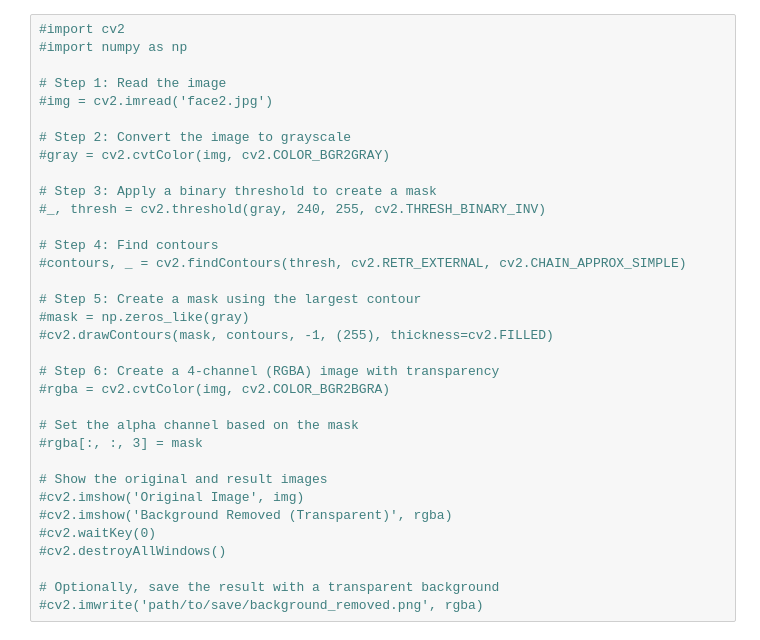
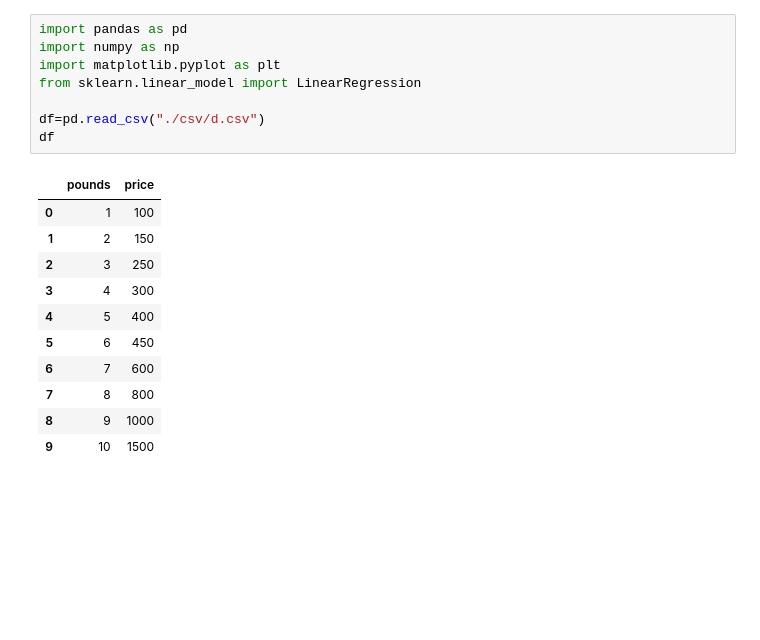
Before and after one commit to aimenbashir/aimenbashir, a Jupyter notebook: test.ipynb, the cells around one changed output. Drawn from its saved outputs; the diff is of its cells as text; blank space fills up the shorter version.

```diff
--- a/test.ipynb
+++ b/test.ipynb
@@ -55,34 +1,20 @@ cv2.destroyAllWindows()
-# %%
-#import cv2
-#import numpy as np
-
-# Step 1: Read the image
-#img = cv2.imread('face2.jpg')
-
-# Step 2: Convert the image to grayscale
-#gray = cv2.cvtColor(img, cv2.COLOR_BGR2GRAY)
-
-# Step 3: Apply a binary threshold to create a mask
-#_, thresh = cv2.threshold(gray, 240, 255, cv2.THRESH_BINARY_INV)
-
-# Step 4: Find contours
-#contours, _ = cv2.findContours(thresh, cv2.RETR_EXTERNAL, cv2.CHAIN_APPROX_SIMPLE)
-
-# Step 5: Create a mask using the largest contour
-#mask = np.zeros_like(gray)
-#cv2.drawContours(mask, contours, -1, (255), thickness=cv2.FILLED)
-
-# Step 6: Create a 4-channel (RGBA) image with transparency
-#rgba = cv2.cvtColor(img, cv2.COLOR_BGR2BGRA)
-
-# Set the alpha channel based on the mask
-#rgba[:, :, 3] = mask
-
-# Show the original and result images
-#cv2.imshow('Original Image', img)
-#cv2.imshow('Background Removed (Transparent)', rgba)
-#cv2.waitKey(0)
-#cv2.destroyAllWindows()
-
-# Optionally, save the result with a transparent background
-#cv2.imwrite('path/to/save/background_removed.png', rgba)
+# %%
+import pandas as pd
+import numpy as np
+import matplotlib.pyplot as plt
+from sklearn.linear_model import LinearRegression
+
+df=pd.read_csv("./csv/d.csv")
+df
+# %% [output]
+|  | pounds | price |
+| 0 | 1 | 100 |
+| 1 | 2 | 150 |
+| 2 | 3 | 250 |
+| 3 | 4 | 300 |
+| 4 | 5 | 400 |
+| 5 | 6 | 450 |
+| 6 | 7 | 600 |
+| 7 | 8 | 800 |
+| 8 | 9 | 1000 |
+| 9 | 10 | 1500 |
```
Also changed, not shown: parts of 8 cells of this notebook, 3 other files.
